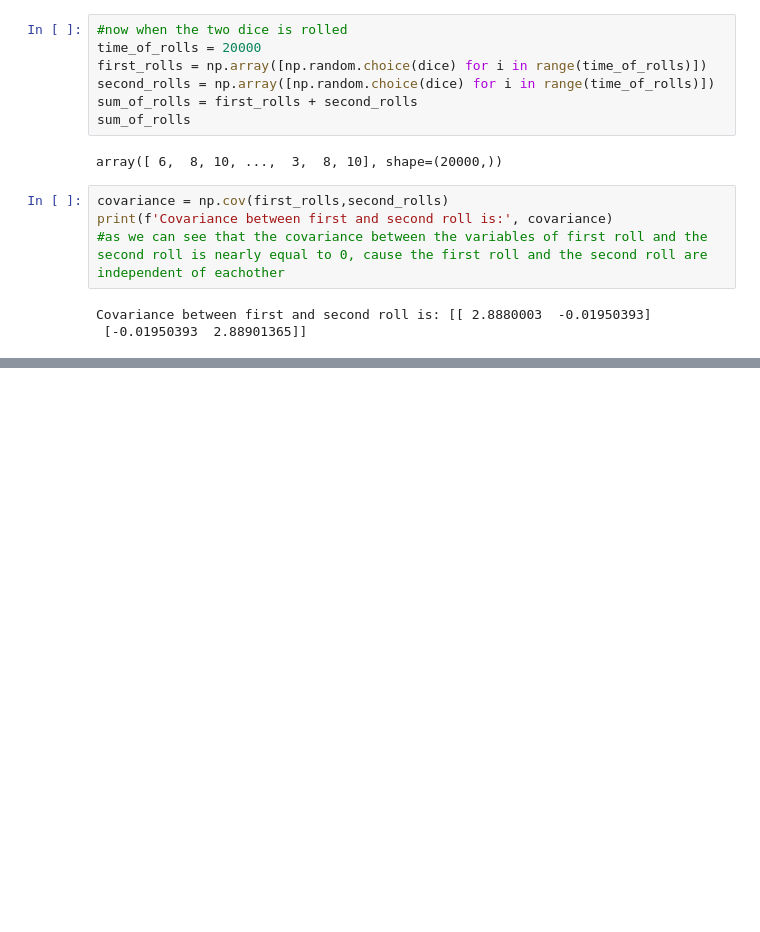
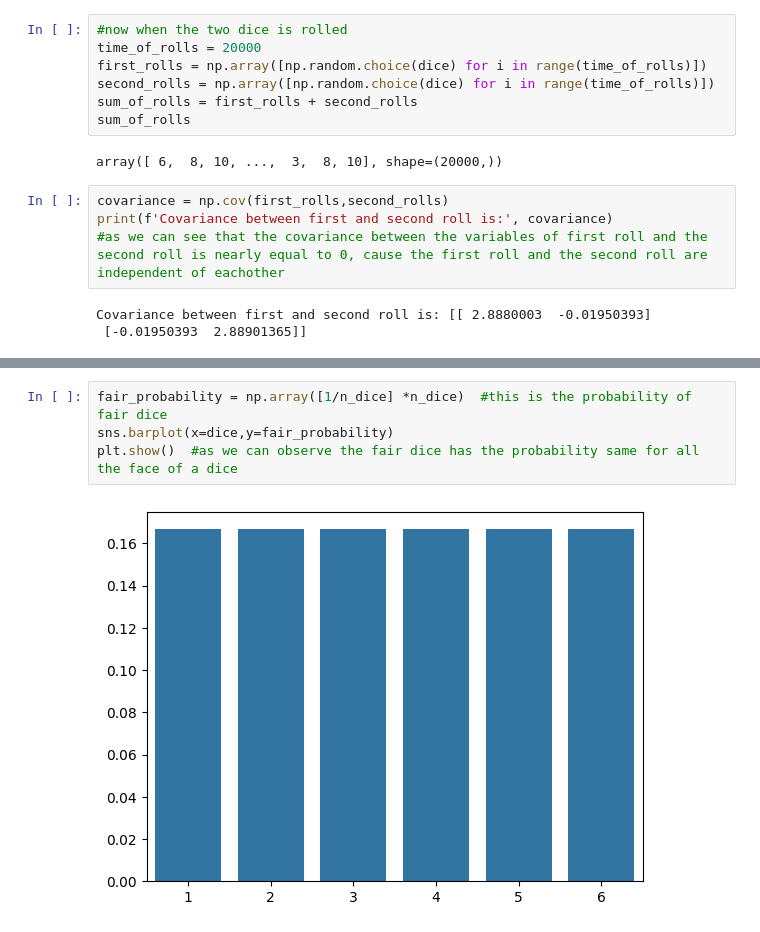
Before and after one commit to AsokTamang/Dice-roll, a Jupyter notebook: Untitled.ipynb, the cells around one changed output, grey strips where cells are left out. Cells and saved outputs as stored; diff of their text form; blank space fills up the shorter version.

```diff
--- a/Untitled.ipynb
+++ b/Untitled.ipynb
@@ -44,0 +51,6 @@ Covariance between first and second roll is: [[ 2.8880003  -0.01950393]
+# %%
+fair_probability = np.array([1/n_dice] *n_dice)  #this is the probability of fair dice
+sns.barplot(x=dice,y=fair_probability)
+plt.show()  #as we can observe the fair dice has the probability same for all the face of a dice
+# %% [output]
+[figure, added]
```
Also changed, not shown: parts of 3 cells of this notebook.
